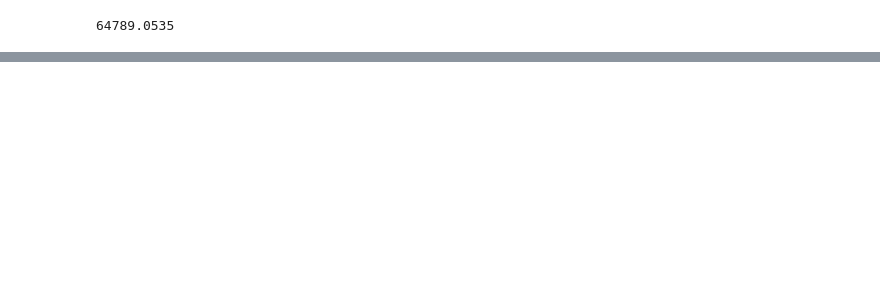
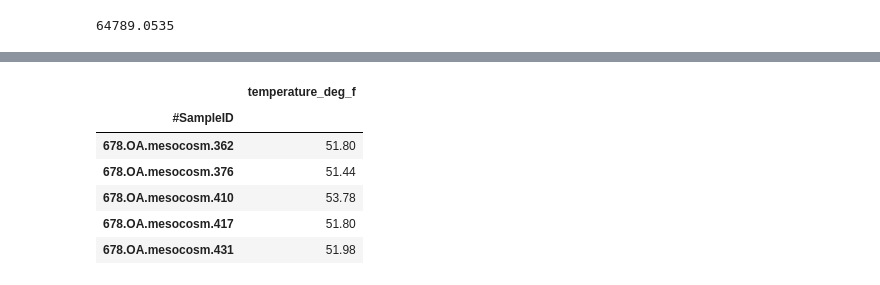
Before and after one commit to UCD-pbio-rclub/python-data-analysis_RuijuanL, a Jupyter notebook: chapter_5/Assignment.ipynb, the cells around one changed output, grey strips where cells are left out. Drawn from its saved outputs; the diff is of its cells as text; code cells hidden in the pictures; blank space fills up the shorter version.

```diff
--- a/chapter_5/Assignment.ipynb
+++ b/chapter_5/Assignment.ipynb
@@ -137,0 +168,13 @@ df_seqs1.to_csv("/Users/ruijuanli/Desktop/python-data-analysis_RuijuanL/chapter_
+# %%
+f = lambda x: x * 1.8 + 32
+temp1 = temp.df.applymap(f)
+temp1.columns = ['temperature_deg_f']
+temp1.head()
+# %% [output]
+|  | temperature_deg_f |
+| #SampleID |  |
+| 678.OA.mesocosm.362 | 51.80 |
+| 678.OA.mesocosm.376 | 51.44 |
+| 678.OA.mesocosm.410 | 53.78 |
+| 678.OA.mesocosm.417 | 51.80 |
+| 678.OA.mesocosm.431 | 51.98 |
```
Also changed, not shown: parts of 14 cells of this notebook.
